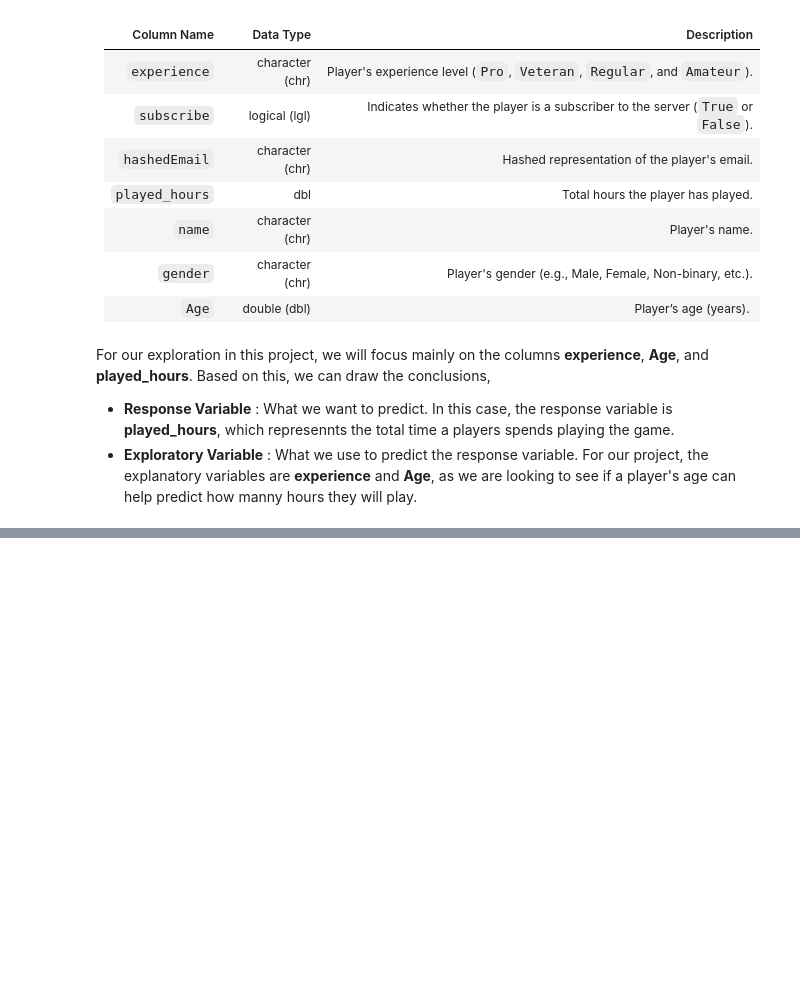
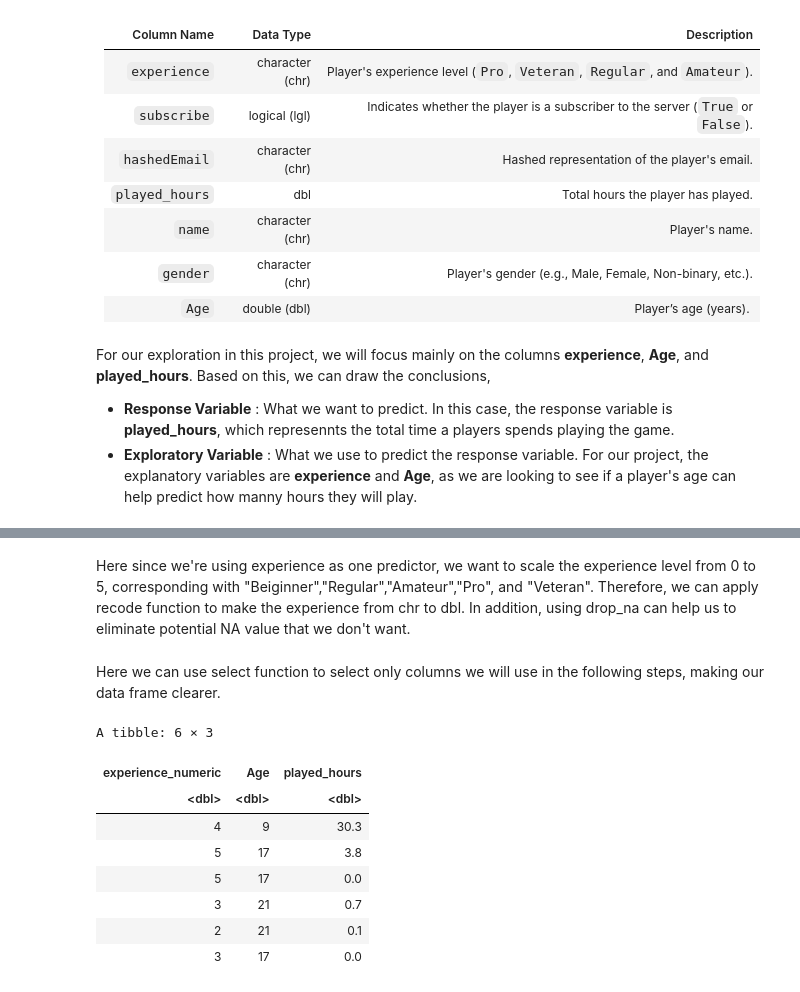
Before and after one commit to amberer60s/DSCI-100---Group-Project, a Jupyter notebook: Data Sciene Project (Final).ipynb, the cells around one changed output, grey strips where cells are left out. Cells and saved outputs as stored; diff of their text form; code cells hidden in the pictures; blank space fills up the shorter version.

```diff
--- a/Data Sciene Project (Final).ipynb
+++ b/Data Sciene Project (Final).ipynb
@@ -81,0 +123,2 @@ For our exploration in this project, we will focus mainly on the columns **exper
+# %% [markdown]
+Here since we're using experience as one predictor, we want to scale the experience level from 0 to 5, corresponding with "Beiginner","Regular","Amateur","Pro", and "Veteran". Therefore, we can apply recode function to make the experience from chr to dbl. In addition, using drop_na can help us to eliminate potential NA value that we don't want.
@@ -81,0 +134,18 @@ For our exploration in this project, we will focus mainly on the columns **exper
+# %% [markdown]
+Here we can use select function to select only columns we will use in the following steps, making our data frame clearer.
+# %%
+players_data <- players_d |>
+                select(experience_numeric, Age, played_hours)
+
+players_data |>
+head(6)
+# %% [output]
+A tibble: 6 × 3
+| experience_numeric | Age | played_hours |
+| <dbl> | <dbl> | <dbl> |
+| 4 | 9 | 30.3 |
+| 5 | 17 | 3.8 |
+| 5 | 17 | 0.0 |
+| 3 | 21 | 0.7 |
+| 2 | 21 | 0.1 |
+| 3 | 17 | 0.0 |
```
Also changed, not shown: parts of 10 cells of this notebook.
